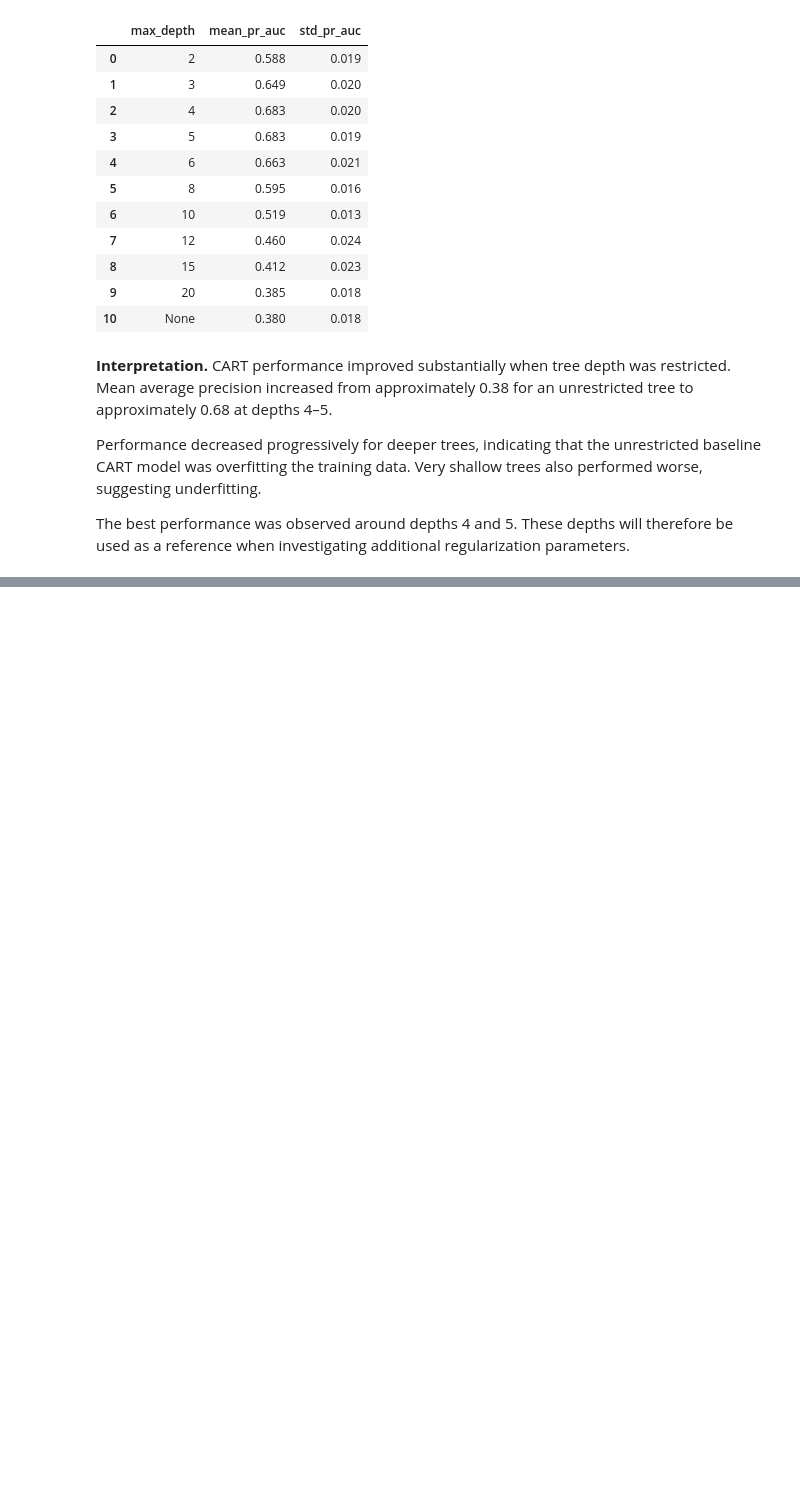
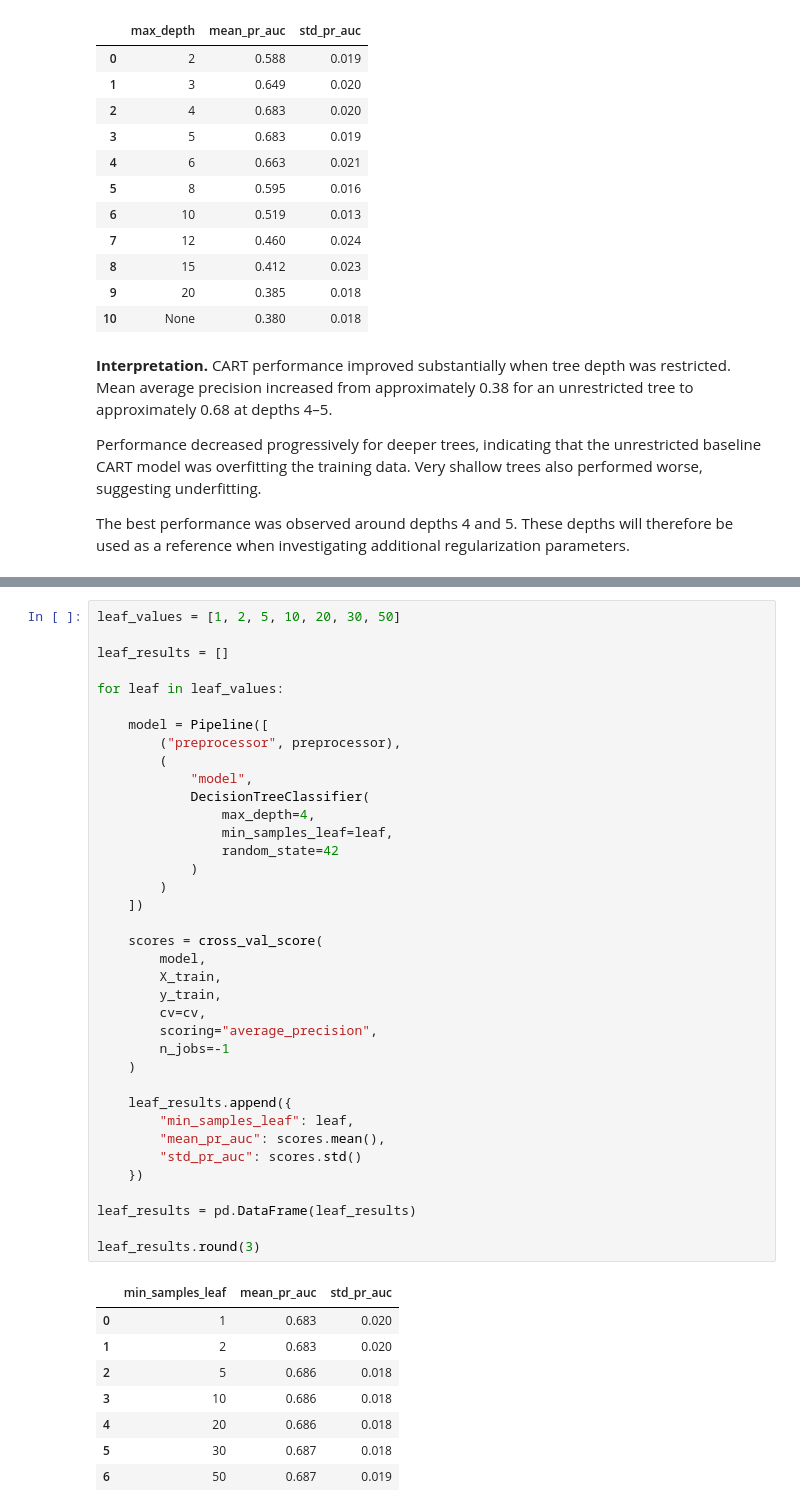
Before and after one commit to EmilB04/Machine-Learning, a Jupyter notebook: project1/notebooks/analysis.ipynb, the cells around one changed output, grey strips where cells are left out. Cells and saved outputs as stored; diff of their text form; blank space fills up the shorter version.

```diff
--- a/project1/notebooks/analysis.ipynb
+++ b/project1/notebooks/analysis.ipynb
@@ -695,0 +713,46 @@ parameters.
+# %%
+leaf_values = [1, 2, 5, 10, 20, 30, 50]
+
+leaf_results = []
+
+for leaf in leaf_values:
+
+    model = Pipeline([
+        ("preprocessor", preprocessor),
+        (
+            "model",
+            DecisionTreeClassifier(
+                max_depth=4,
+                min_samples_leaf=leaf,
+                random_state=42
+            )
+        )
+    ])
+
+    scores = cross_val_score(
+        model,
+        X_train,
+        y_train,
+        cv=cv,
+        scoring="average_precision",
+        n_jobs=-1
+    )
+
+    leaf_results.append({
+        "min_samples_leaf": leaf,
+        "mean_pr_auc": scores.mean(),
+        "std_pr_auc": scores.std()
+    })
+
+leaf_results = pd.DataFrame(leaf_results)
+
+leaf_results.round(3)
+# %% [output]
+|  | min_samples_leaf | mean_pr_auc | std_pr_auc |
+| 0 | 1 | 0.683 | 0.020 |
+| 1 | 2 | 0.683 | 0.020 |
+| 2 | 5 | 0.686 | 0.018 |
+| 3 | 10 | 0.686 | 0.018 |
+| 4 | 20 | 0.686 | 0.018 |
+| 5 | 30 | 0.687 | 0.018 |
+| 6 | 50 | 0.687 | 0.019 |
```
Also changed, not shown: parts of 5 cells of this notebook.
